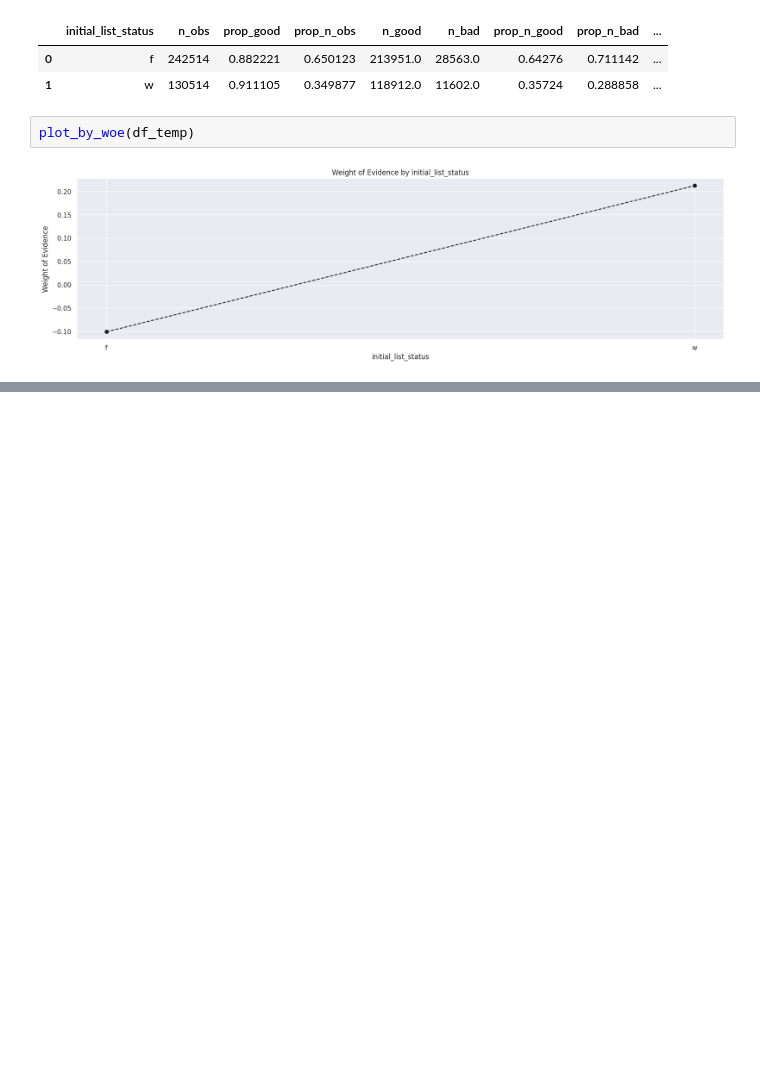
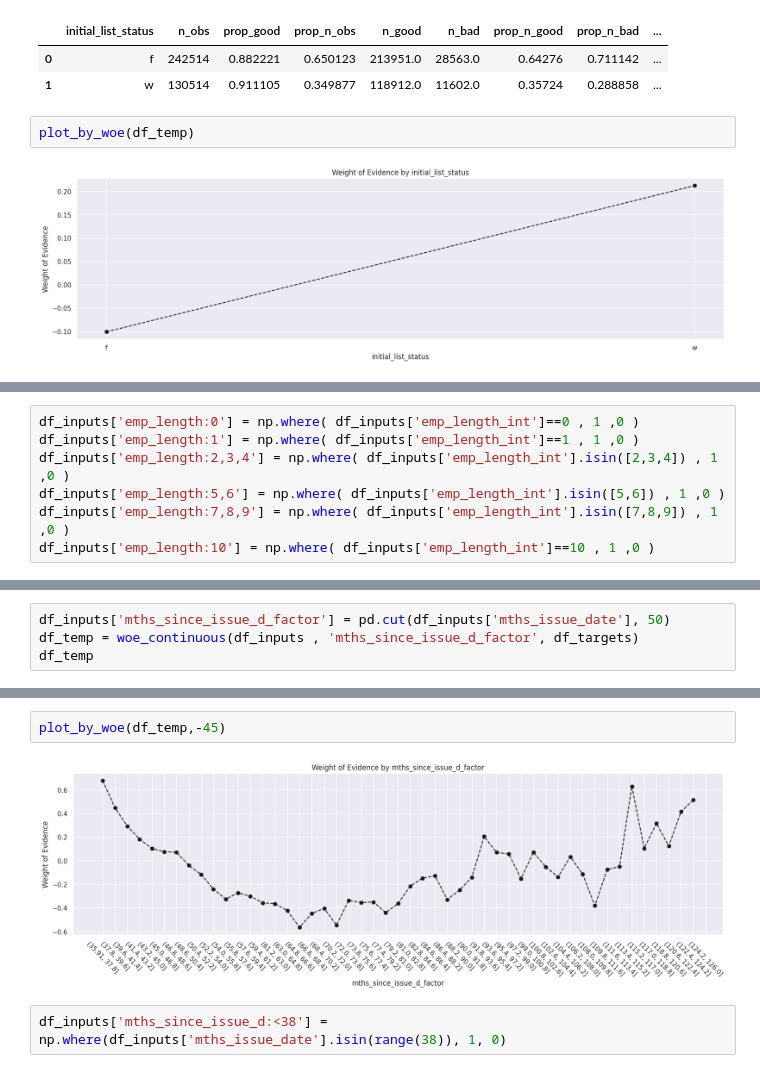
Before and after one commit to andre-cav/Credit-Risk-with-Python, a Jupyter notebook: Credit_Risk_ModellingData.ipynb, the cells around one changed output, grey strips where cells are left out. Saved outputs shown, nothing was run; the diff lists cells and outputs as text; blank space fills up the shorter version.

```diff
--- a/Credit_Risk_ModellingData.ipynb
+++ b/Credit_Risk_ModellingData.ipynb
@@ -913,0 +956,7 @@ def woe_continous(df, continous_variable_name, good_bad_variable_df):
+# %%
+df_inputs['emp_length:0'] = np.where( df_inputs['emp_length_int']==0 , 1 ,0 )
+df_inputs['emp_length:1'] = np.where( df_inputs['emp_length_int']==1 , 1 ,0 )
+df_inputs['emp_length:2,3,4'] = np.where( df_inputs['emp_length_int'].isin([2,3,4]) , 1 ,0 )
+df_inputs['emp_length:5,6'] = np.where( df_inputs['emp_length_int'].isin([5,6]) , 1 ,0 )
+df_inputs['emp_length:7,8,9'] = np.where( df_inputs['emp_length_int'].isin([7,8,9]) , 1 ,0 )
+df_inputs['emp_length:10'] = np.where( df_inputs['emp_length_int']==10 , 1 ,0 )
@@ -913,0 +975,4 @@ def woe_continous(df, continous_variable_name, good_bad_variable_df):
+# %%
+df_inputs['mths_since_issue_d_factor'] = pd.cut(df_inputs['mths_issue_date'], 50)
+df_temp = woe_continuous(df_inputs , 'mths_since_issue_d_factor', df_targets)
+df_temp
@@ -913,0 +997,6 @@ def woe_continous(df, continous_variable_name, good_bad_variable_df):
+# %%
+plot_by_woe(df_temp,-45)
+# %% [output]
+[figure, added]
+# %%
+df_inputs['mths_since_issue_d:<38'] = np.where(df_inputs['mths_issue_date'].isin(range(38)), 1, 0)
```
Also changed, not shown: parts of 20 cells of this notebook.
